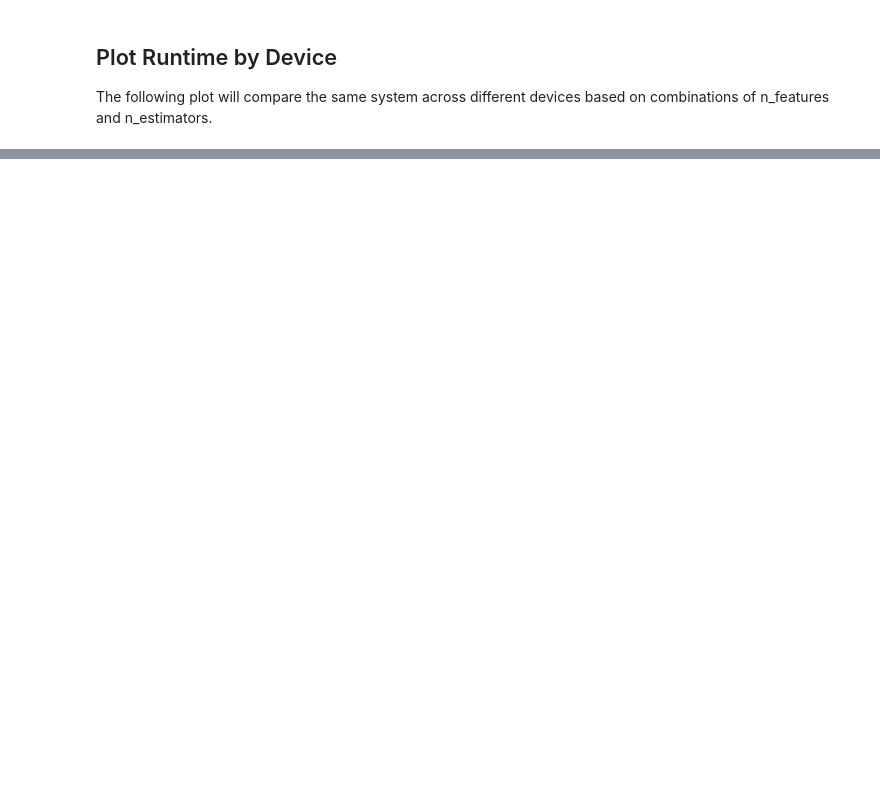
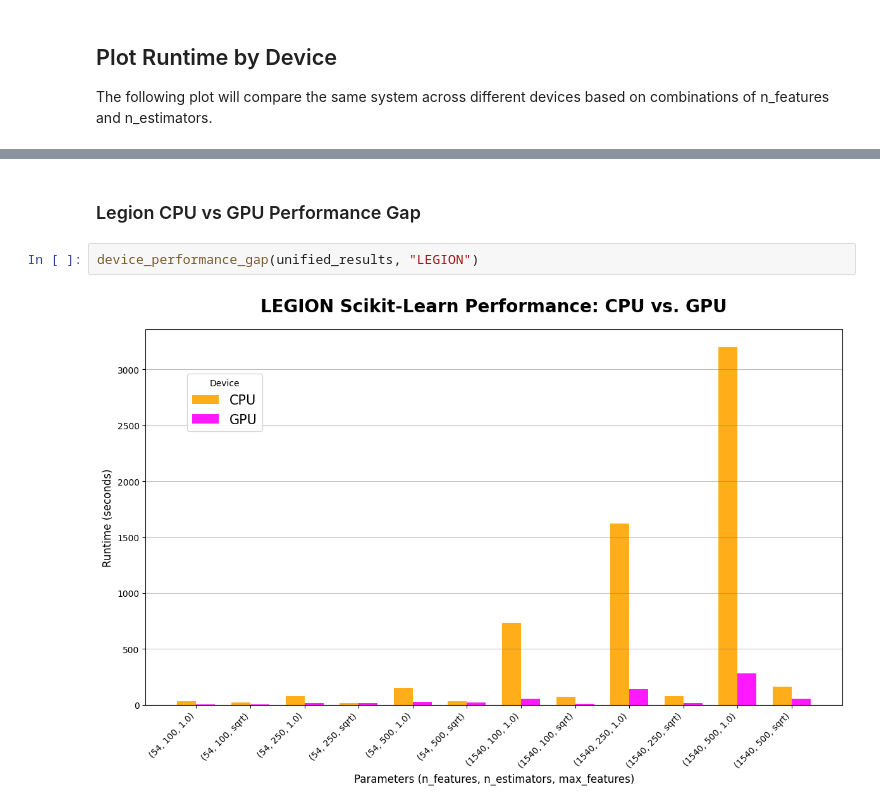
Before and after one commit to MariyaSha/scikit_learn_simplified, a Jupyter notebook: speedtest/speedtest_results_analysis.ipynb, the cells around one changed output, grey strips where cells are left out. Drawn from its saved outputs; the diff is of its cells as text; blank space fills up the shorter version.

```diff
--- a/speedtest/speedtest_results_analysis.ipynb
+++ b/speedtest/speedtest_results_analysis.ipynb
@@ -253,0 +322,6 @@ expanded_runtime(unified_results, "CPU")
+# %% [markdown]
+### Legion CPU vs GPU Performance Gap
+# %%
+device_performance_gap(unified_results, "LEGION")
+# %% [output]
+[figure, added]
```
Also changed, not shown: parts of 13 cells of this notebook.
